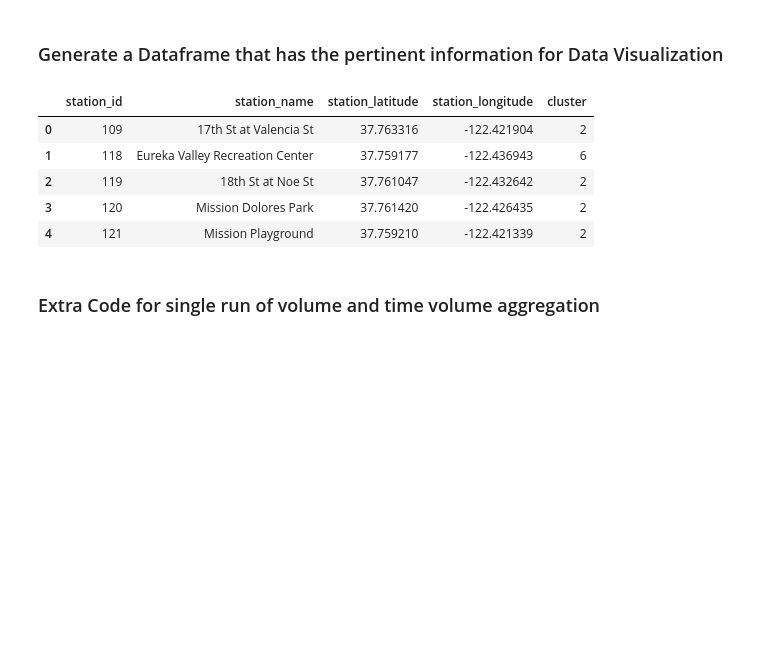
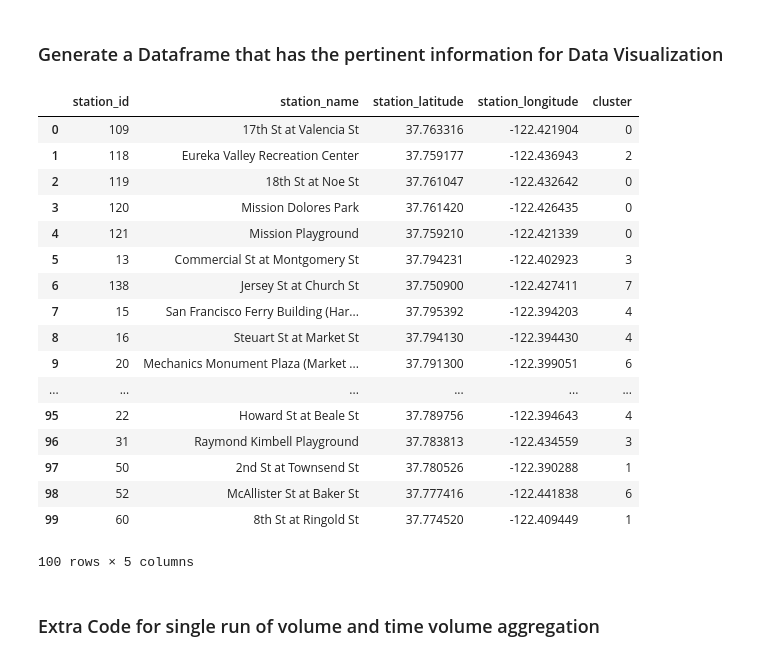
Before and after one commit to beomjundc/datax_bikeshare, a Jupyter notebook: exploratory/spectral_clustering_ER.ipynb, the cells around one changed output. Drawn from its saved outputs; the diff is of its cells as text; code cells hidden in the pictures; blank space fills up the shorter version.

```diff
--- a/exploratory/spectral_clustering_ER.ipynb
+++ b/exploratory/spectral_clustering_ER.ipynb
@@ -84,7 +84,7 @@ beta = 1
 sim_mat = np.exp(-beta * aff_mat / aff_mat.std(ddof=0))
 print(sim_mat)
 
-sc = SpectralClustering(3, affinity='precomputed', n_init=100, assign_labels='discretize')
+sc = SpectralClustering(10, affinity='precomputed', n_init=100, assign_labels='discretize')
 clusters = sc.fit_predict(sim_mat)
 print(len(clusters))
 # %% [output]
@@ -112,7 +121,7 @@ print("clusters","  ", "avg intercluster volume", " ", "avg intercluster time")
 
 i = 2
 
-while i <= 15:
+while i <= 10:
 
     sc = SpectralClustering(i, affinity='precomputed', n_init=100, assign_labels='discretize')
     clusters = sc.fit_predict(sim_mat)
@@ -159,30 +168,42 @@ clusters    avg intercluster volume   avg intercluster time
 # %%
 station_clustered = list(zip(stations_sorted, clusters))
 df_station_clustered = pd.DataFrame(station_clustered)
 df_station_clustered.rename(columns={0:'station_id',
                                     1: 'cluster'},inplace=True)
 
 start = trips[['start_station_id', 'start_station_name', 'start_station_latitude', 'start_station_longitude']].drop_duplicates().rename(columns = {'start_station_id':'station_id', \
                                                  'start_station_name':'station_name', \
                                                  'start_station_latitude':'station_latitude',
                                                  'start_station_longitude': 'station_longitude'})
 
 end = trips[['end_station_id', 'end_station_name', 'end_station_latitude', 'end_station_longitude']].drop_duplicates().rename(columns = {'end_station_id':'station_id', \
                                              'end_station_name':'station_name', \
                                              'end_station_latitude':'station_latitude', \
                                              'end_station_longitude': 'station_longitude'})
 
 df_loc = pd.concat([start, end]).drop_duplicates()
 df_all = df_loc.merge(df_station_clustered, on=["station_id"], how="right")
 df_all.to_csv("df_station_clustered.csv", index=None)
-df_all.head()
+df_all.head(100)
 # %% [output]
 |  | station_id | station_name | station_latitude | station_longitude | cluster |
-| 0 | 109 | 17th St at Valencia St | 37.763316 | -122.421904 | 2 |
-| 1 | 118 | Eureka Valley Recreation Center | 37.759177 | -122.436943 | 6 |
-| 2 | 119 | 18th St at Noe St | 37.761047 | -122.432642 | 2 |
-| 3 | 120 | Mission Dolores Park | 37.761420 | -122.426435 | 2 |
-| 4 | 121 | Mission Playground | 37.759210 | -122.421339 | 2 |
+| 0 | 109 | 17th St at Valencia St | 37.763316 | -122.421904 | 0 |
+| 1 | 118 | Eureka Valley Recreation Center | 37.759177 | -122.436943 | 2 |
+| 2 | 119 | 18th St at Noe St | 37.761047 | -122.432642 | 0 |
+| 3 | 120 | Mission Dolores Park | 37.761420 | -122.426435 | 0 |
+| 4 | 121 | Mission Playground | 37.759210 | -122.421339 | 0 |
+| 5 | 13 | Commercial St at Montgomery St | 37.794231 | -122.402923 | 3 |
+| 6 | 138 | Jersey St at Church St | 37.750900 | -122.427411 | 7 |
+| 7 | 15 | San Francisco Ferry Building (Har... | 37.795392 | -122.394203 | 4 |
+| 8 | 16 | Steuart St at Market St | 37.794130 | -122.394430 | 4 |
+| 9 | 20 | Mechanics Monument Plaza (Market ... | 37.791300 | -122.399051 | 6 |
+| ... | ... | ... | ... | ... | ... |
+| 95 | 22 | Howard St at Beale St | 37.789756 | -122.394643 | 4 |
+| 96 | 31 | Raymond Kimbell Playground | 37.783813 | -122.434559 | 3 |
+| 97 | 50 | 2nd St at Townsend St | 37.780526 | -122.390288 | 1 |
+| 98 | 52 | McAllister St at Baker St | 37.777416 | -122.441838 | 6 |
+| 99 | 60 | 8th St at Ringold St | 37.774520 | -122.409449 | 1 |
+100 rows × 5 columns
 # %% [markdown]
 ### Extra Code for single run of volume and time volume aggregation
 # %%
```
Also changed, not shown: parts of 2 cells of this notebook.
